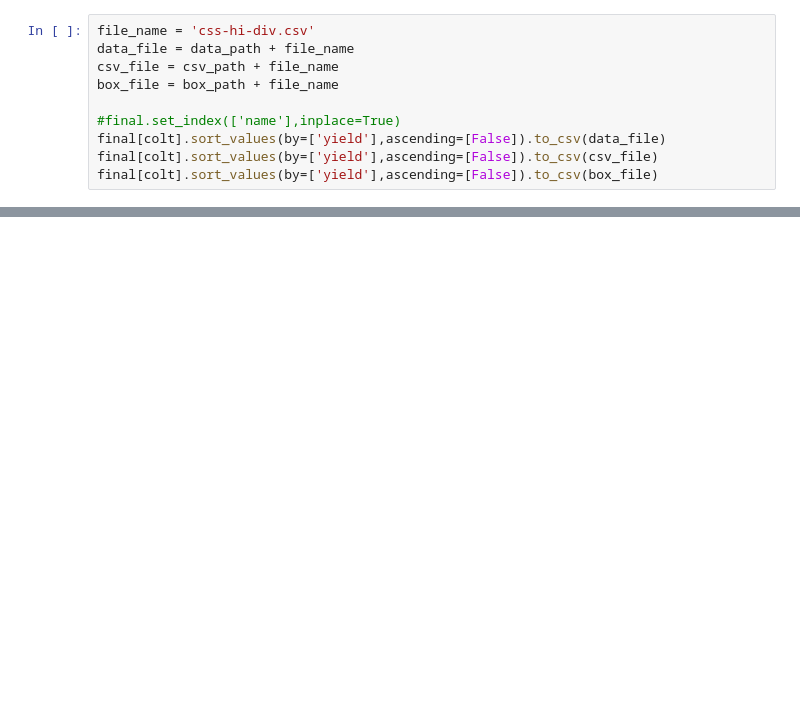
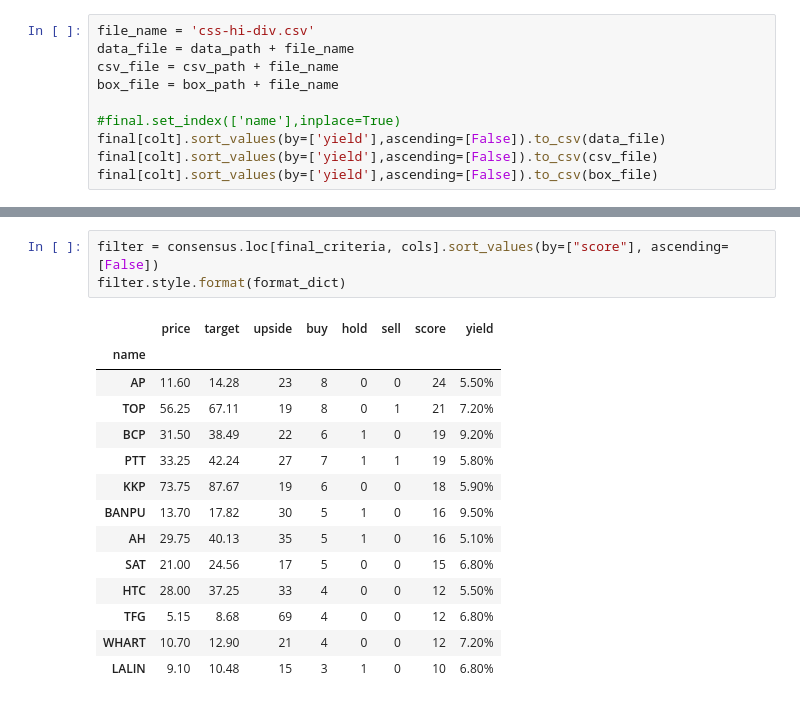
Before and after one commit to santimcs/A7, a Jupyter notebook: Weekly/030-Consensus-High-Dividend.ipynb, the cells around one changed output, grey strips where cells are left out. Saved outputs shown, nothing was run; the diff lists cells and outputs as text; blank space fills up the shorter version.

```diff
--- a/Weekly/030-Consensus-High-Dividend.ipynb
+++ b/Weekly/030-Consensus-High-Dividend.ipynb
@@ -314,0 +291,18 @@ filter.style.format(format_dict)
+# %%
+filter = consensus.loc[final_criteria, cols].sort_values(by=["score"], ascending=[False])
+filter.style.format(format_dict)
+# %% [output]
+|  | price | target | upside | buy | hold | sell | score | yield |
+| name |  |  |  |  |  |  |  |  |
+| AP | 11.60 | 14.28 | 23 | 8 | 0 | 0 | 24 | 5.50% |
+| TOP | 56.25 | 67.11 | 19 | 8 | 0 | 1 | 21 | 7.20% |
+| BCP | 31.50 | 38.49 | 22 | 6 | 1 | 0 | 19 | 9.20% |
+| PTT | 33.25 | 42.24 | 27 | 7 | 1 | 1 | 19 | 5.80% |
+| KKP | 73.75 | 87.67 | 19 | 6 | 0 | 0 | 18 | 5.90% |
+| BANPU | 13.70 | 17.82 | 30 | 5 | 1 | 0 | 16 | 9.50% |
+| AH | 29.75 | 40.13 | 35 | 5 | 1 | 0 | 16 | 5.10% |
+| SAT | 21.00 | 24.56 | 17 | 5 | 0 | 0 | 15 | 6.80% |
+| HTC | 28.00 | 37.25 | 33 | 4 | 0 | 0 | 12 | 5.50% |
+| TFG | 5.15 | 8.68 | 69 | 4 | 0 | 0 | 12 | 6.80% |
+| WHART | 10.70 | 12.90 | 21 | 4 | 0 | 0 | 12 | 7.20% |
+| LALIN | 9.10 | 10.48 | 15 | 3 | 1 | 0 | 10 | 6.80% |
```
Also changed, not shown: parts of 20 cells of this notebook, 5 other files.
